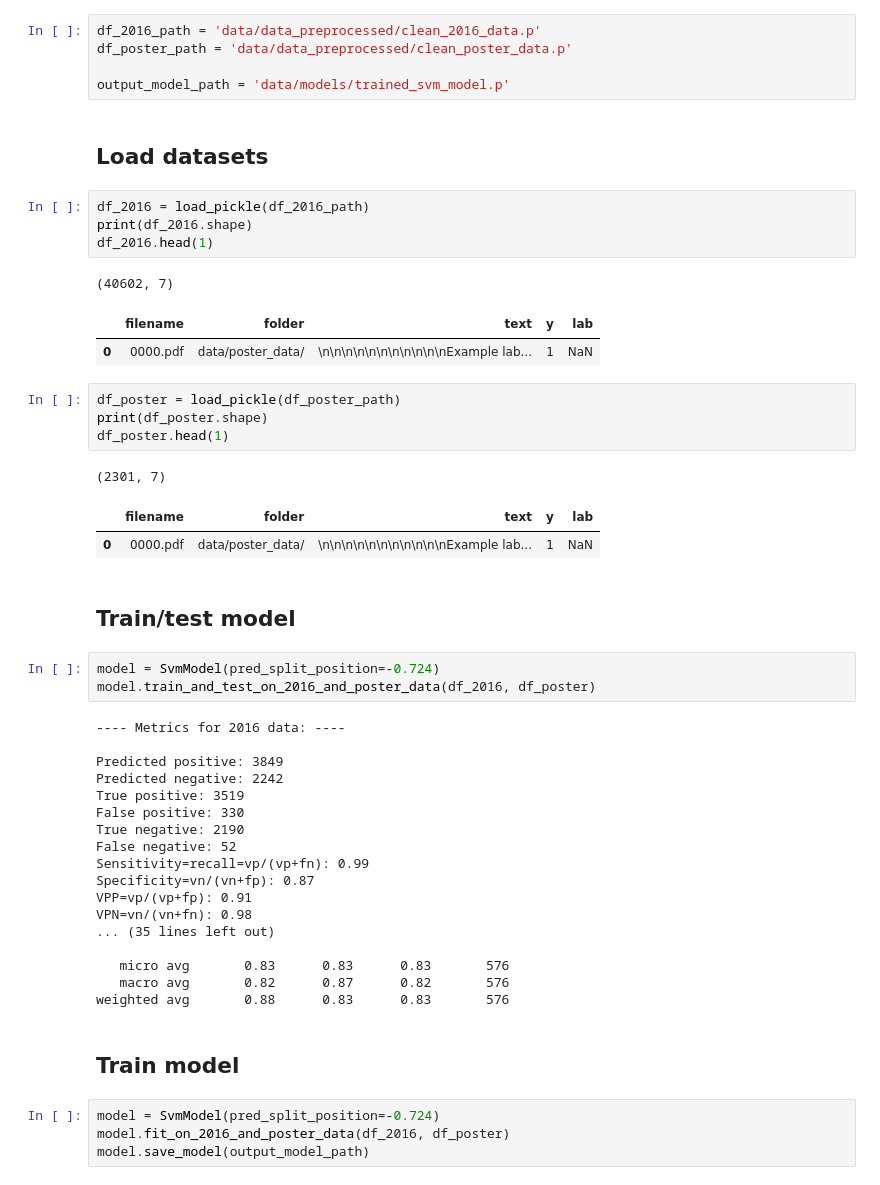
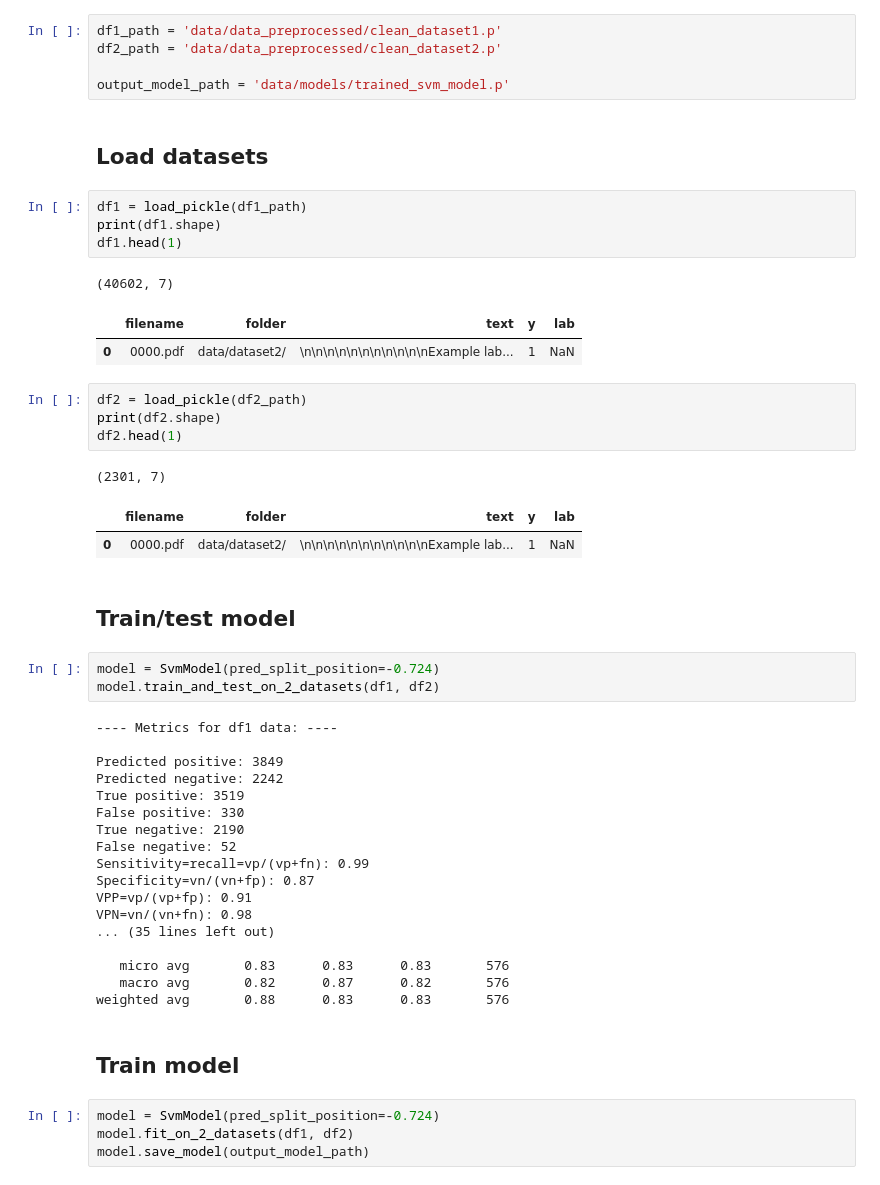
Before and after one commit to daniel-guggenheim/automatic-tumor-detection, a Jupyter notebook: train_svm_classifier.ipynb, the cells around one changed output. Drawn from its saved outputs; the diff is of its cells as text.

```diff
--- a/train_svm_classifier.ipynb
+++ b/train_svm_classifier.ipynb
@@ -11,35 +11,35 @@ from src.utils.utilities import load_pickle, save_pickle, now_time
 # %% [markdown]
 **Parameters:**
 # %%
-df_2016_path = 'data/data_preprocessed/clean_2016_data.p'
-df_poster_path = 'data/data_preprocessed/clean_poster_data.p'
+df1_path = 'data/data_preprocessed/clean_dataset1.p'
+df2_path = 'data/data_preprocessed/clean_dataset2.p'
 
 output_model_path = 'data/models/trained_svm_model.p'
 # %% [markdown]
 ## Load datasets
 # %%
-df_2016 = load_pickle(df_2016_path)
-print(df_2016.shape)
-df_2016.head(1)
+df1 = load_pickle(df1_path)
+print(df1.shape)
+df1.head(1)
 # %% [output]
 (40602, 7)
 |  | filename | folder | text | y | lab |
-| 0 | 0000.pdf | data/poster_data/ | \n\n\n\n\n\n\n\n\n\n\nExample lab... | 1 | NaN |
+| 0 | 0000.pdf | data/dataset2/ | \n\n\n\n\n\n\n\n\n\n\nExample lab... | 1 | NaN |
 # %%
-df_poster = load_pickle(df_poster_path)
-print(df_poster.shape)
-df_poster.head(1)
+df2 = load_pickle(df2_path)
+print(df2.shape)
+df2.head(1)
 # %% [output]
 (2301, 7)
 |  | filename | folder | text | y | lab |
-| 0 | 0000.pdf | data/poster_data/ | \n\n\n\n\n\n\n\n\n\n\nExample lab... | 1 | NaN |
+| 0 | 0000.pdf | data/dataset2/ | \n\n\n\n\n\n\n\n\n\n\nExample lab... | 1 | NaN |
 # %% [markdown]
 ## Train/test model
 # %%
 model = SvmModel(pred_split_position=-0.724)
-model.train_and_test_on_2016_and_poster_data(df_2016, df_poster)
+model.train_and_test_on_2_datasets(df1, df2)
 # %% [output]
----- Metrics for 2016 data: ----
+---- Metrics for df1 data: ----
 
 Predicted positive: 3849
 Predicted negative: 2242
@@ -60,5 +60,5 @@ weighted avg       0.88      0.83      0.83       576
 ## Train model
 # %%
 model = SvmModel(pred_split_position=-0.724)
-model.fit_on_2016_and_poster_data(df_2016, df_poster)
+model.fit_on_2_datasets(df1, df2)
 model.save_model(output_model_path)
```
Also changed, not shown: 7 other files.
